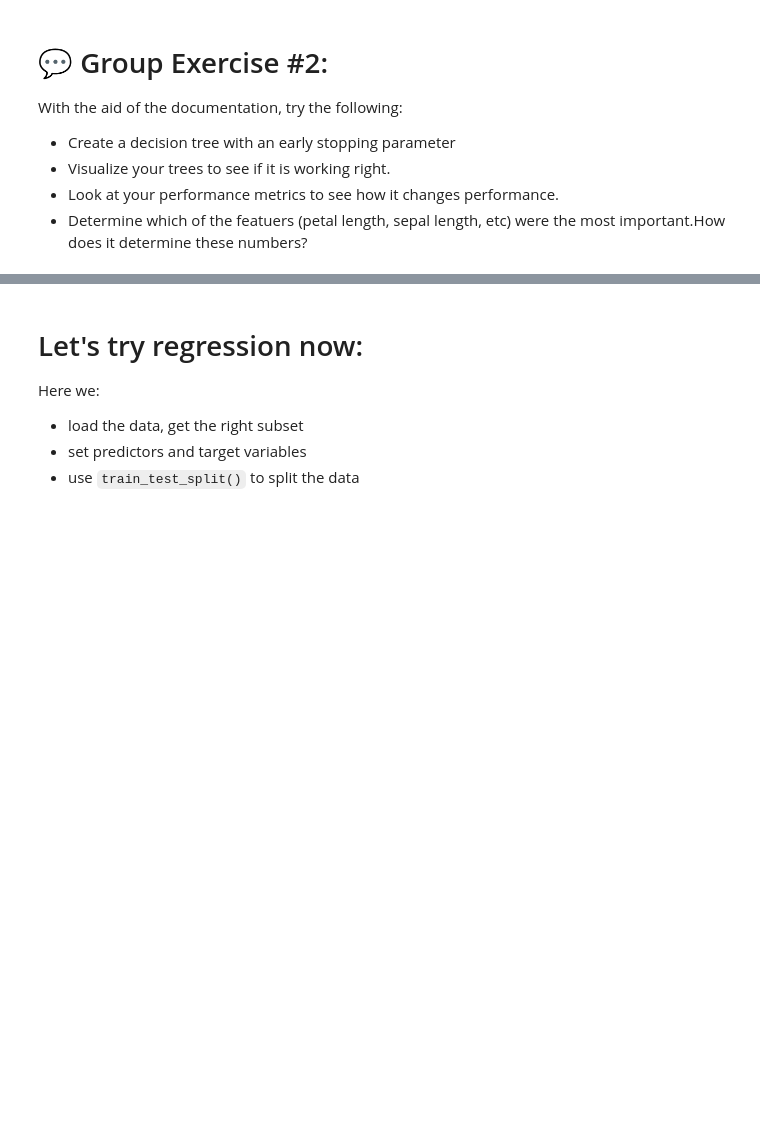
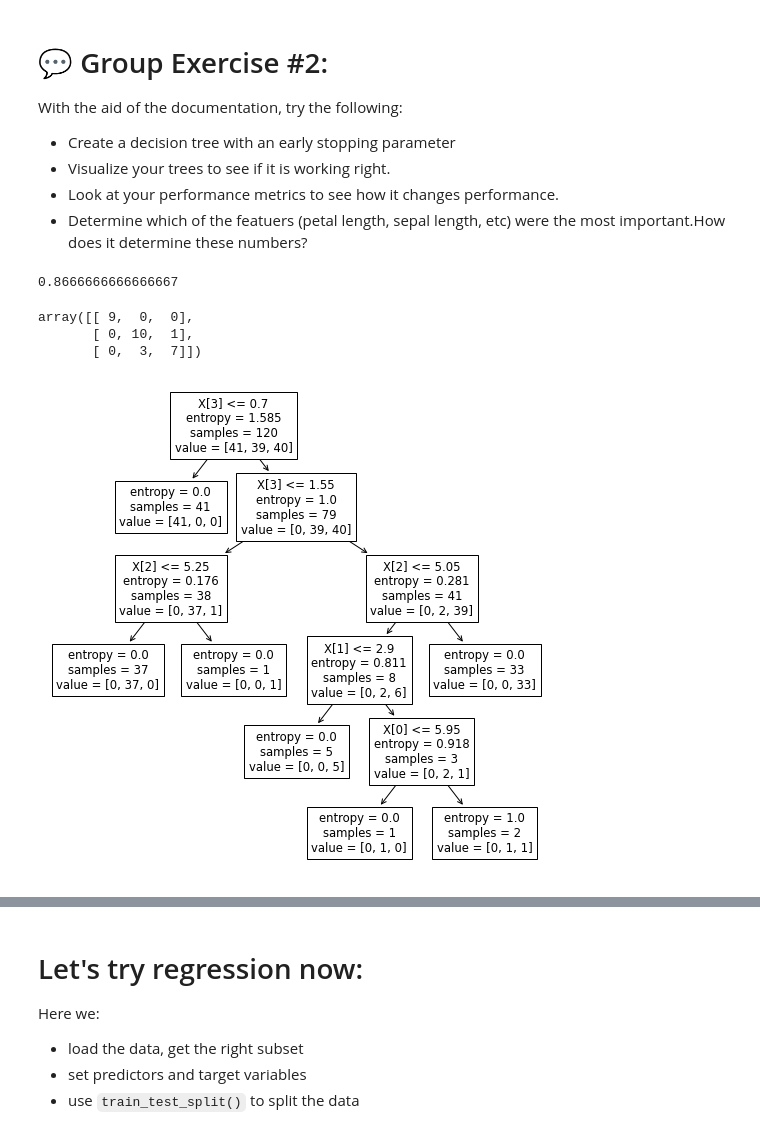
Before and after one commit to nickwharff/CS167_Notes, a Jupyter notebook: Day06_P1_Intro2Sklearn.ipynb, the cells around one changed output, grey strips where cells are left out. Drawn from its saved outputs; the diff is of its cells as text; code cells hidden in the pictures; blank space fills up the shorter version.

```diff
--- a/Day06_P1_Intro2Sklearn.ipynb
+++ b/Day06_P1_Intro2Sklearn.ipynb
@@ -500,3 +537,28 @@ With the aid of the documentation, try the following:
+# %%
+# code for exercise #2
+
+iris_dt = tree.DecisionTreeClassifier(criterion='entropy', max_depth=5)
+iris_dt.fit(train_data, train_sln)
+
+sm_predictions = iris_dt.predict(test_data)
+
+acc = metrics.accuracy_score(test_sln, sm_predictions)
+print(acc)
+
+import matplotlib.pyplot as plt
+
+plt.figure(figsize=(9,9)) # Makes it so the graph isn't tiny
+tree.plot_tree(iris_dt); #if you remove the ;, you'll get more information about the tree
+
+iris_labels= ["Iris-setosa", "Iris-versicolor","Iris-virginica"]
+conf_mat = metrics.confusion_matrix(test_sln, sm_predictions, labels=iris_labels)
+conf_mat
+# %% [output]
+0.8666666666666667
+array([[ 9,  0,  0],
+       [ 0, 10,  1],
+       [ 0,  3,  7]])
+[figure, added]
 # %% [markdown]
 # 💬 Group Exercise #3:
 
```
Also changed, not shown: parts of 23 cells of this notebook.
